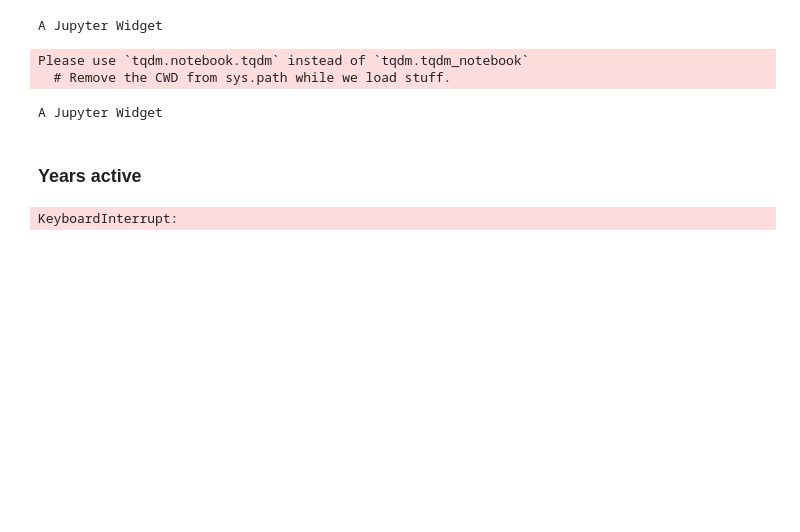
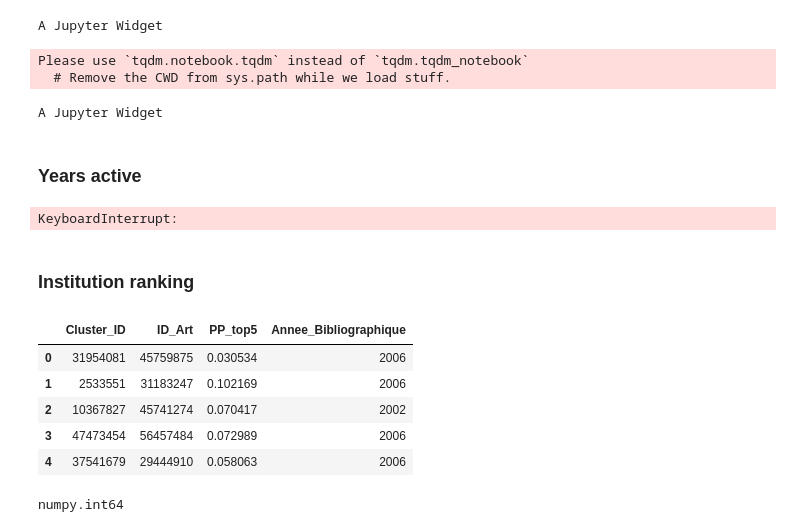
Before and after one commit to lamvin/SelfCitations, a Jupyter notebook: py/model/make_predictors.ipynb, the cells around one changed output. Drawn from its saved outputs; the diff is of its cells as text; code cells hidden in the pictures; blank space fills up the shorter version.

```diff
--- a/py/model/make_predictors.ipynb
+++ b/py/model/make_predictors.ipynb
@@ -250,3 +251,5 @@ with open(path+'authors_info.csv','r') as f:
         authors_info[int(line[0])] = [line[1],int(line[2])]
 # %% [output]
 KeyboardInterrupt:
+# %% [markdown]
+### Institution ranking
@@ -252,0 +258,19 @@ KeyboardInterrupt:
+# %%
+
+filenames = glob.glob(out_path + "merged_prop5_*.csv")
+
+dfs = []
+for filename in filenames:
+    dfs.append(pd.read_csv(filename))
+
+# Concatenate all data into one DataFrame
+df_authors = pd.concat(dfs, ignore_index=True)
+# %%
+df_authors.head()
+# %% [output]
+|  | Cluster_ID | ID_Art | PP_top5 | Annee_Bibliographique |
+| 0 | 31954081 | 45759875 | 0.030534 | 2006 |
+| 1 | 2533551 | 31183247 | 0.102169 | 2006 |
+| 2 | 10367827 | 45741274 | 0.070417 | 2002 |
+| 3 | 47473454 | 56457484 | 0.072989 | 2006 |
+| 4 | 37541679 | 29444910 | 0.058063 | 2006 |
@@ -252,0 +280,4 @@ KeyboardInterrupt:
+# %%
+type(df_authors.loc[0,'Cluster_ID'])
+# %% [output]
+numpy.int64
```
Also changed, not shown: parts of 12 cells of this notebook, 5 other files.
